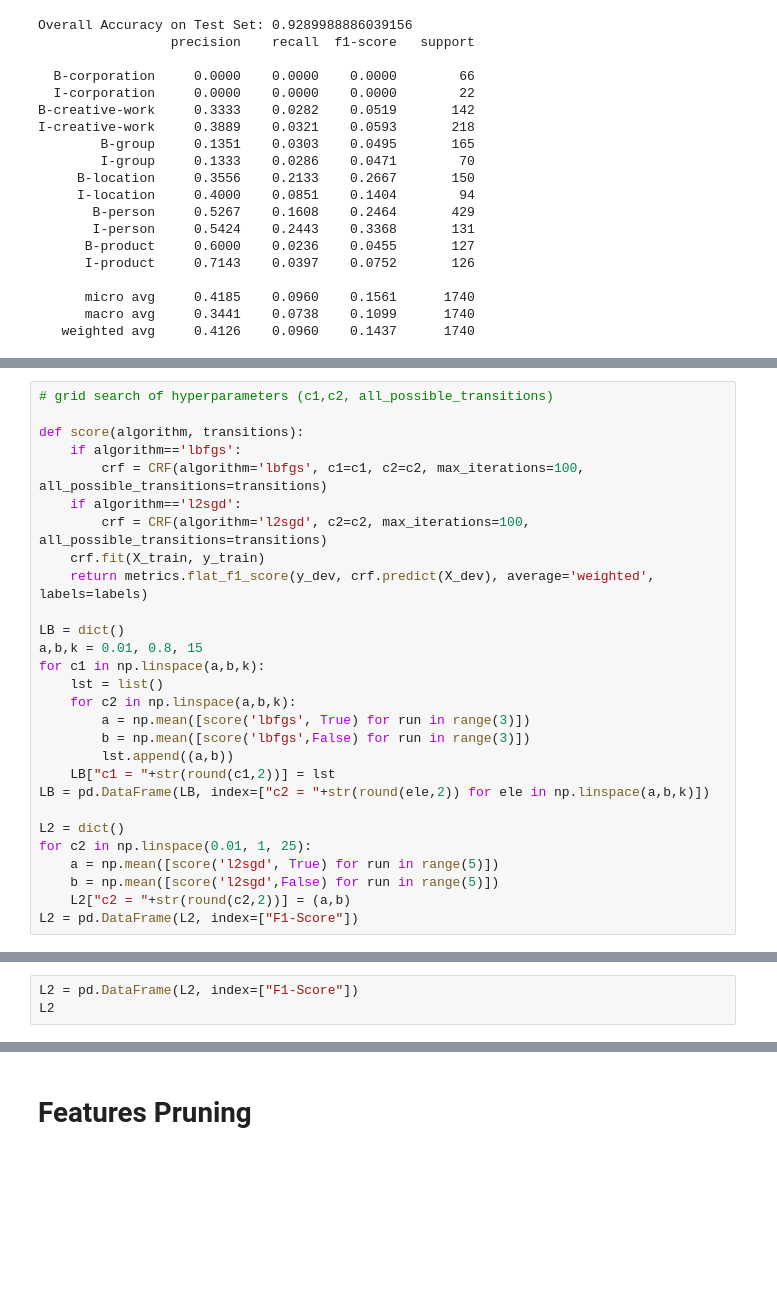
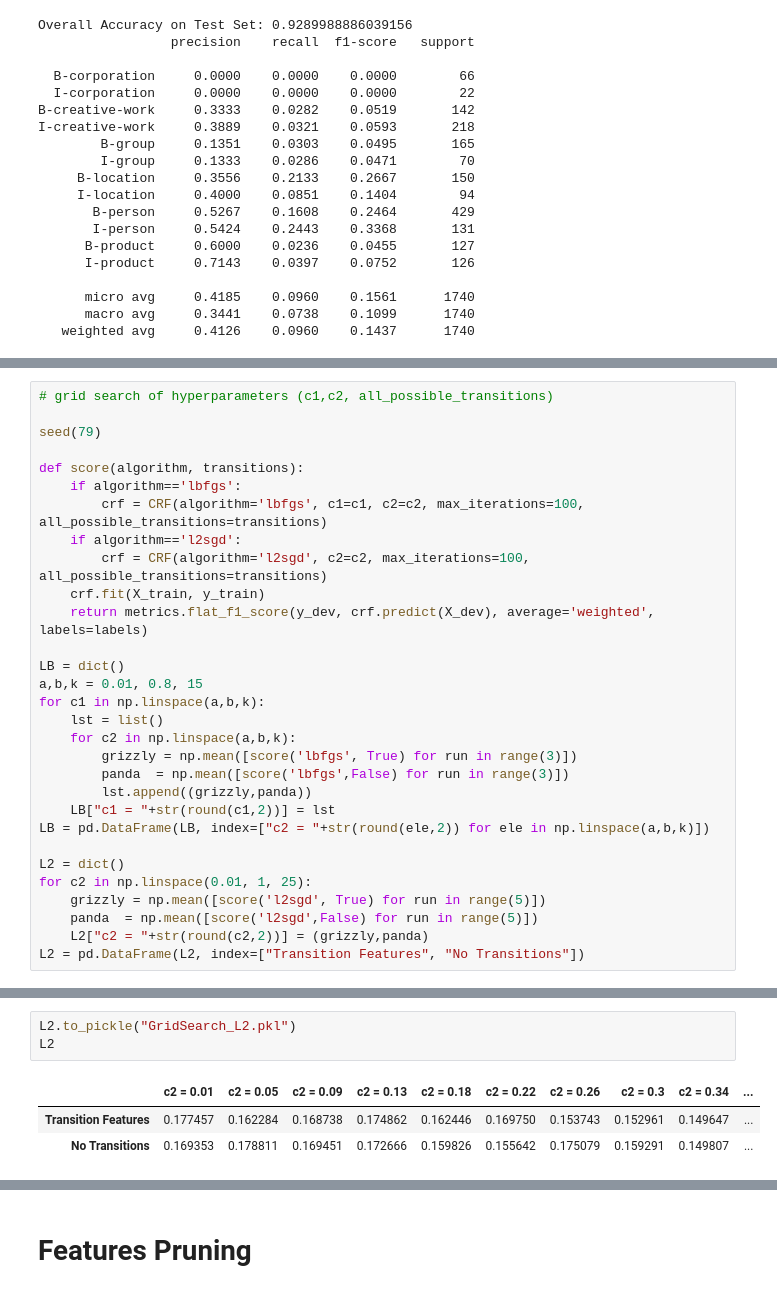
Before and after one commit to PawinData/TM, a Jupyter notebook: TM_A2.ipynb, the cells around one changed output, grey strips where cells are left out. Saved outputs shown, nothing was run; the diff lists cells and outputs as text; blank space fills up the shorter version.

```diff
--- a/TM_A2.ipynb
+++ b/TM_A2.ipynb
@@ -383,6 +432,8 @@ I-creative-work     0.3889    0.0321    0.0593       218
 Execute a grid search on $(c_1,c_2) \in [0.01, 0.8] \times [0.01, 1]$ and use the development set for evaluation.
 # %%
 # grid search of hyperparameters (c1,c2, all_possible_transitions)
+
+seed(79)
 
 def score(algorithm, transitions):
     if algorithm=='lbfgs':
@@ -397,15 +448,15 @@ a,b,k = 0.01, 0.8, 15
 for c1 in np.linspace(a,b,k):
     lst = list()
     for c2 in np.linspace(a,b,k):
-        a = np.mean([score('lbfgs', True) for run in range(3)])
-        b = np.mean([score('lbfgs',False) for run in range(3)])
-        lst.append((a,b))
+        grizzly = np.mean([score('lbfgs', True) for run in range(3)])
+        panda  = np.mean([score('lbfgs',False) for run in range(3)])
+        lst.append((grizzly,panda))
     LB["c1 = "+str(round(c1,2))] = lst
 LB = pd.DataFrame(LB, index=["c2 = "+str(round(ele,2)) for ele in np.linspace(a,b,k)])
 
 L2 = dict()
 for c2 in np.linspace(0.01, 1, 25):
-    a = np.mean([score('l2sgd', True) for run in range(5)])
-    b = np.mean([score('l2sgd',False) for run in range(5)])
-    L2["c2 = "+str(round(c2,2))] = (a,b)
-L2 = pd.DataFrame(L2, index=["F1-Score"])
+    grizzly = np.mean([score('l2sgd', True) for run in range(5)])
+    panda  = np.mean([score('l2sgd',False) for run in range(5)])
+    L2["c2 = "+str(round(c2,2))] = (grizzly,panda)
+L2 = pd.DataFrame(L2, index=["Transition Features", "No Transitions"])
@@ -416,3 +462,0 @@ NameError: ignored
-# %%
-L2 = pd.DataFrame(L2, index=["F1-Score"])
-L2
@@ -421,0 +483,7 @@ L2
+# %%
+L2.to_pickle("GridSearch_L2.pkl")
+L2
+# %% [output]
+|  | c2 = 0.01 | c2 = 0.05 | c2 = 0.09 | c2 = 0.13 | c2 = 0.18 | c2 = 0.22 | c2 = 0.26 | c2 = 0.3 | c2 = 0.34 | ... |
+| Transition Features | 0.177457 | 0.162284 | 0.168738 | 0.174862 | 0.162446 | 0.169750 | 0.153743 | 0.152961 | 0.149647 | ... |
+| No Transitions | 0.169353 | 0.178811 | 0.169451 | 0.172666 | 0.159826 | 0.155642 | 0.175079 | 0.159291 | 0.149807 | ... |
```
Also changed, not shown: parts of 20 cells of this notebook.
